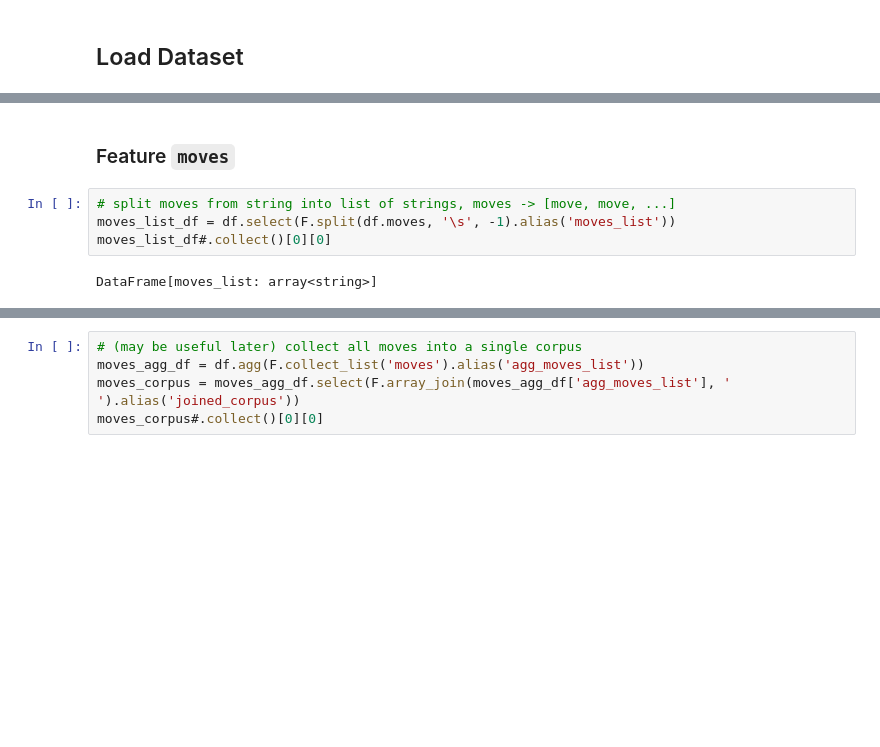
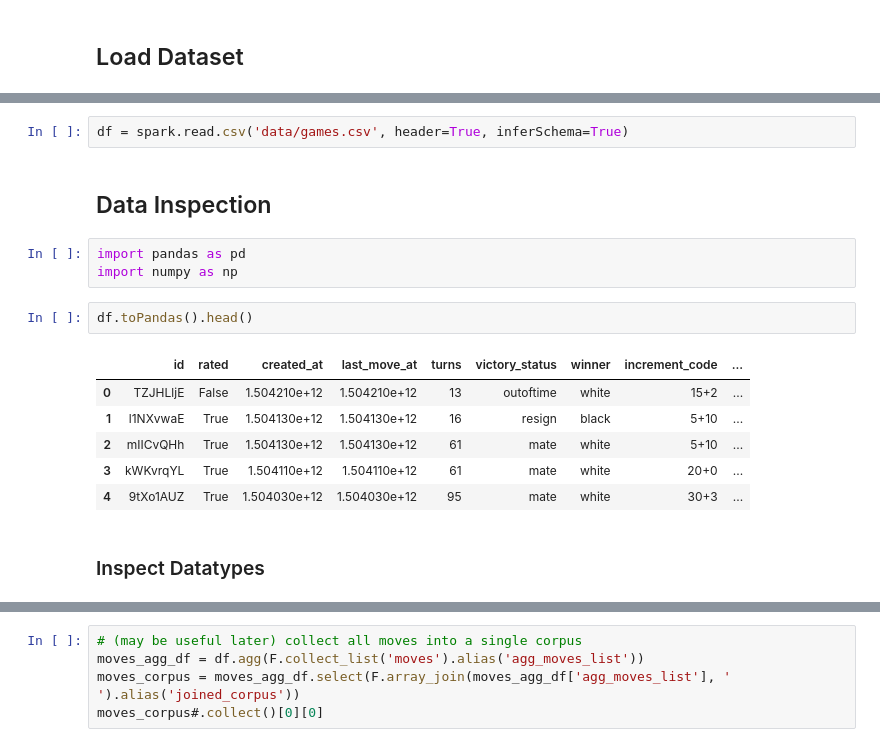
Before and after one commit to yuxiang-zhang/bigdata-spark-lichess, a Jupyter notebook: data_wrangling.ipynb, the cells around one changed output, grey strips where cells are left out. Cells and saved outputs as stored; diff of their text form; blank space fills up the shorter version.

```diff
--- a/data_wrangling.ipynb
+++ b/data_wrangling.ipynb
@@ -60,8 +18,18 @@ df.selectExpr('white_id AS id').union(df.selectExpr('black_id AS id')).distinct(
-# %% [markdown]
-### Feature `moves`
-# %%
-# split moves from string into list of strings, moves -> [move, move, ...]
-moves_list_df = df.select(F.split(df.moves, '\s', -1).alias('moves_list'))
-moves_list_df#.collect()[0][0]
-# %% [output]
-DataFrame[moves_list: array<string>]
+# %%
+df = spark.read.csv('data/games.csv', header=True, inferSchema=True)
+# %% [markdown]
+## Data Inspection
+# %%
+import pandas as pd
+import numpy as np
+# %%
+df.toPandas().head()
+# %% [output]
+|  | id | rated | created_at | last_move_at | turns | victory_status | winner | increment_code | ... |
+| 0 | TZJHLljE | False | 1.504210e+12 | 1.504210e+12 | 13 | outoftime | white | 15+2 | ... |
+| 1 | l1NXvwaE | True | 1.504130e+12 | 1.504130e+12 | 16 | resign | black | 5+10 | ... |
+| 2 | mIICvQHh | True | 1.504130e+12 | 1.504130e+12 | 61 | mate | white | 5+10 | ... |
+| 3 | kWKvrqYL | True | 1.504110e+12 | 1.504110e+12 | 61 | mate | white | 20+0 | ... |
+| 4 | 9tXo1AUZ | True | 1.504030e+12 | 1.504030e+12 | 95 | mate | white | 30+3 | ... |
+# %% [markdown]
+### Inspect Datatypes
```
Also changed, not shown: parts of 52 cells of this notebook.
